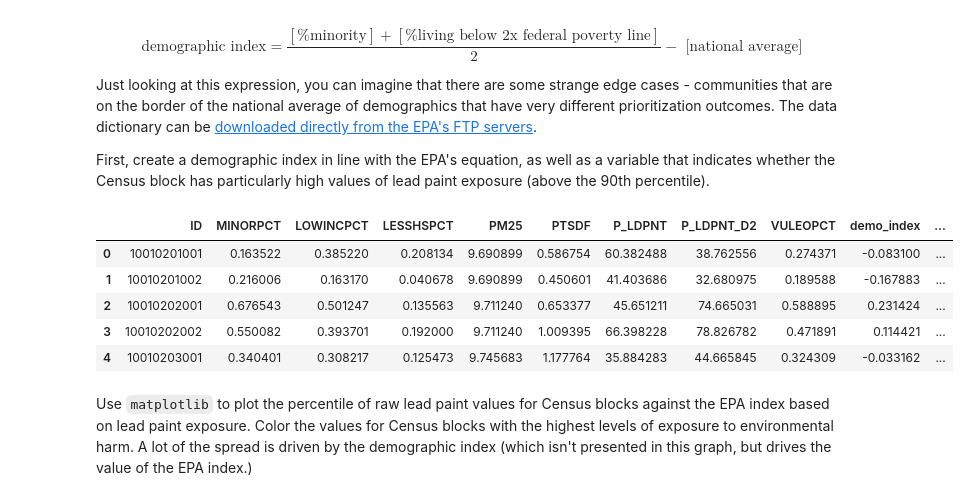
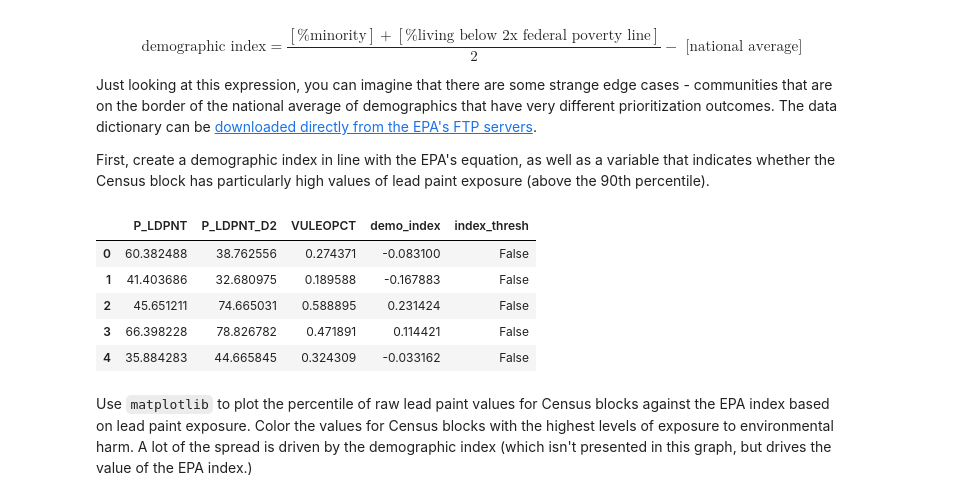
Before and after one commit to danhammer/envirods, a Jupyter notebook: _build/html/_sources/lecture2.ipynb, the cells around one changed output. Drawn from its saved outputs; the diff is of its cells as text; code cells hidden in the pictures.

```diff
--- a/_build/html/_sources/lecture2.ipynb
+++ b/_build/html/_sources/lecture2.ipynb
@@ -163,14 +163,14 @@ First, create a demographic index in line with the EPA's equation, as well as a
 # %%
 df["demo_index"] = df.VULEOPCT - df.VULEOPCT.mean()
 df["index_thresh"] = numpy.where(df.P_LDPNT > 90, True, False)
-df.head()
+df[["P_LDPNT", "P_LDPNT_D2", "VULEOPCT", "demo_index", "index_thresh"]].head()
 # %% [output]
-|  | ID | MINORPCT | LOWINCPCT | LESSHSPCT | PM25 | PTSDF | P_LDPNT | P_LDPNT_D2 | VULEOPCT | demo_index | ... |
-| 0 | 10010201001 | 0.163522 | 0.385220 | 0.208134 | 9.690899 | 0.586754 | 60.382488 | 38.762556 | 0.274371 | -0.083100 | ... |
-| 1 | 10010201002 | 0.216006 | 0.163170 | 0.040678 | 9.690899 | 0.450601 | 41.403686 | 32.680975 | 0.189588 | -0.167883 | ... |
-| 2 | 10010202001 | 0.676543 | 0.501247 | 0.135563 | 9.711240 | 0.653377 | 45.651211 | 74.665031 | 0.588895 | 0.231424 | ... |
-| 3 | 10010202002 | 0.550082 | 0.393701 | 0.192000 | 9.711240 | 1.009395 | 66.398228 | 78.826782 | 0.471891 | 0.114421 | ... |
-| 4 | 10010203001 | 0.340401 | 0.308217 | 0.125473 | 9.745683 | 1.177764 | 35.884283 | 44.665845 | 0.324309 | -0.033162 | ... |
+|  | P_LDPNT | P_LDPNT_D2 | VULEOPCT | demo_index | index_thresh |
+| 0 | 60.382488 | 38.762556 | 0.274371 | -0.083100 | False |
+| 1 | 41.403686 | 32.680975 | 0.189588 | -0.167883 | False |
+| 2 | 45.651211 | 74.665031 | 0.588895 | 0.231424 | False |
+| 3 | 66.398228 | 78.826782 | 0.471891 | 0.114421 | False |
+| 4 | 35.884283 | 44.665845 | 0.324309 | -0.033162 | False |
 # %% [markdown]
 Use `matplotlib` to plot the percentile of raw lead paint values for Census blocks against the EPA index based on lead paint exposure. Color the values for Census blocks with the highest levels of exposure to environmental harm.  A lot of the spread is driven by the demographic index (which isn't presented in this graph, but drives the value of the EPA index.)
 # %%
```
Also changed, not shown: 10 other files.
